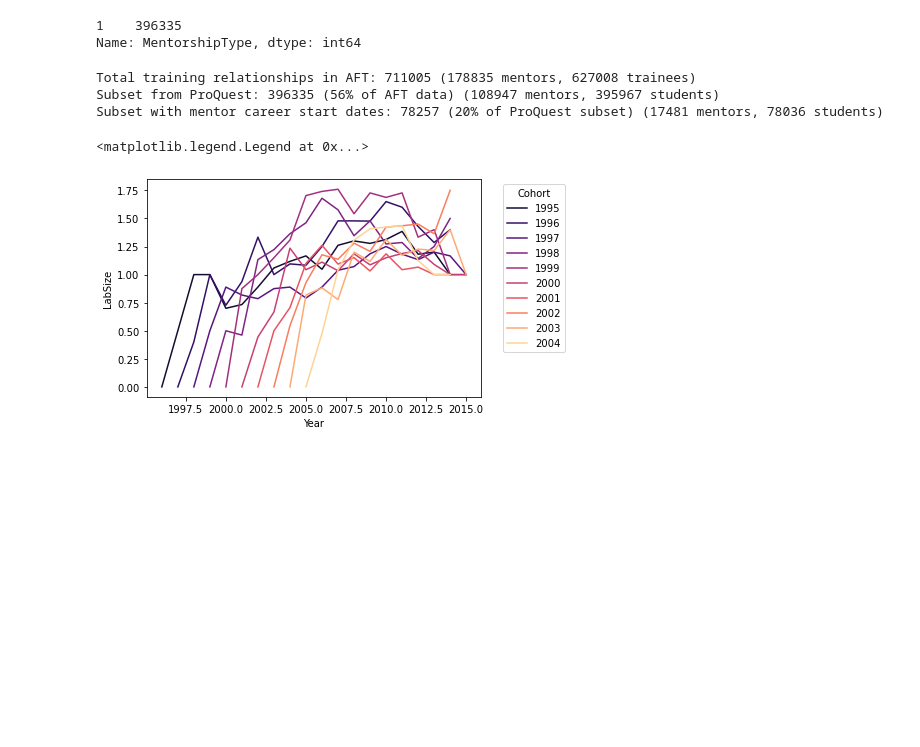
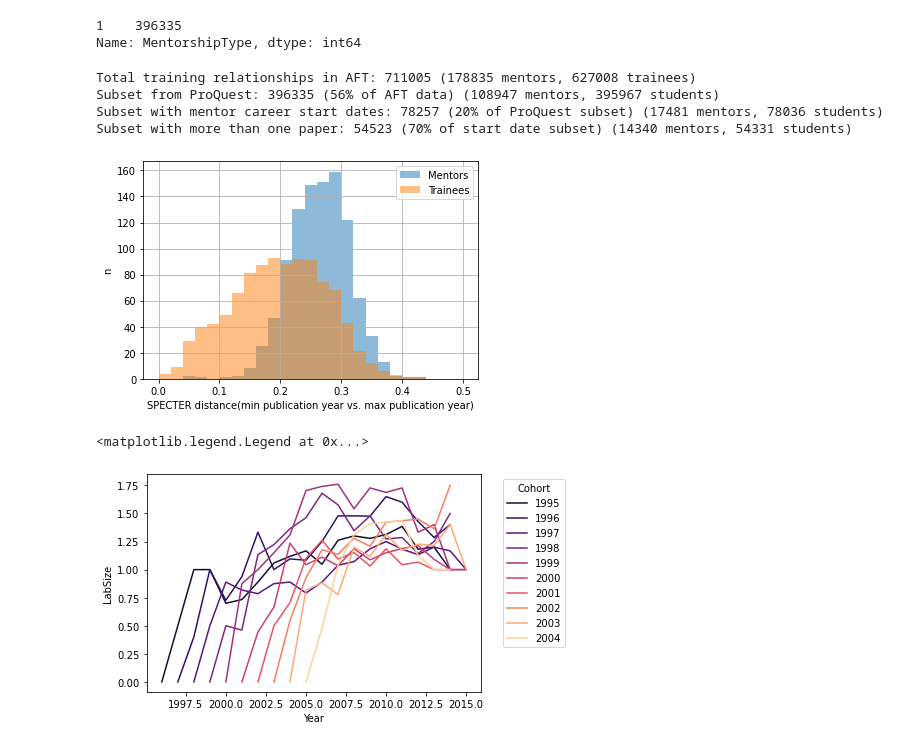
Before and after one commit to schwarza/s4_group_project, a Jupyter notebook: lps_scratch.ipynb, the cells around one changed output. Drawn from its saved outputs; the diff is of its cells as text; code cells hidden in the pictures; blank space fills up the shorter version.

Commit message:
lps_scratch: start analysis of specter distances

```diff
--- a/lps_scratch.ipynb
+++ b/lps_scratch.ipynb
@@ -47,20 +63,35 @@ m_pq['MentorshipType'].value_counts() #confirm that it's all grad students (code
 # %% [output]
 1    396335
 Name: MentorshipType, dtype: int64
+# %%
+#screen for people with > 1 paper in dataset
+paper_count = a.groupby('PID')['MAGPaperID'].count()
+has_papers = paper_count[(paper_count>1) == True].index.values
 # %%
-#check size of the dataset
+#check size of the dataset with various selection criteria
 
 r1 = m.shape[0]
 m1 = m['MentorID'].drop_duplicates().shape[0]
 t1 = m['MenteeID'].drop_duplicates().shape[0]
 
-r2 = m_pq.shape[0]
-m2 = m_pq['MentorID'].drop_duplicates().shape[0]
-t2 = m_pq['MenteeID'].drop_duplicates().shape[0]
+s = m.loc[(m['PQadded']==1)]
+r2 = s.shape[0]
+m2 = s['MentorID'].drop_duplicates().shape[0]
+t2 = s['MenteeID'].drop_duplicates().shape[0]
 
-r3 = (~m_pq['MentorStopYear'].isna()).sum()
-m3 = m_pq.dropna(subset=['MentorStopYear']).drop_duplicates(subset='MentorID').shape[0]
-t3 = m_pq.dropna(subset=['MentorStopYear']).drop_duplicates(subset='MenteeID').shape[0]
+s = m.loc[(m['PQadded']==1) &\
+          (~m['MentorStopYear'].isna())]
+r3 = s.shape[0]
+m3 = s['MentorID'].drop_duplicates().shape[0]
+t3 = s['MenteeID'].drop_duplicates().shape[0]
+
+s = m.loc[(m['PQadded']==1) &\
+          (~m['MentorStopYear'].isna())&\
+          (m['MenteeID'].isin(has_papers))&\
+          (m['MentorID'].isin(has_papers))]
+r4 = s.shape[0]
+m4 = s['MentorID'].drop_duplicates().shape[0]
+t4 = s['MenteeID'].drop_duplicates().shape[0]
 
 print("Total training relationships in AFT: {} ({} mentors, {} trainees)".\
       format(r1,m1,t1))
@@ -68,7 +99,22 @@ print("Subset from ProQuest: {} ({:.0f}% of AFT data) ({} mentors, {} students)"
       format(r2, (r2/r1)*100, m2, t2))
 print("Subset with mentor career start dates: {} ({:.0f}% of ProQuest subset) ({} mentors, {} students)".\
       format(r3, (r3/r2)*100, m3, t3))
+print("Subset with more than one paper: {} ({:.0f}% of start date subset) ({} mentors, {} students)".\
+      format(r4, (r4/r3)*100, m4, t4))
 # %% [output]
 Total training relationships in AFT: 711005 (178835 mentors, 627008 trainees)
 Subset from ProQuest: 396335 (56% of AFT data) (108947 mentors, 395967 students)
 Subset with mentor career start dates: 78257 (20% of ProQuest subset) (17481 mentors, 78036 students)
+Subset with more than one paper: 54523 (70% of start date subset) (14340 mentors, 54331 students)
+# %%
+#save list of pids to analyze
+
+m_subset = m.loc[(m['PQadded']==1) &               #ProQuest data
+                 (~m['MentorStopYear'].isna())&    #known mentor career start date
+                 (m['MenteeID'].isin(has_papers))& #student has > 1 paper in dataset
+                 (m['MentorID'].isin(has_papers))] #mentor has > 1 paper in dataset
+
+m_sample = m_subset.sample(n=1000, random_state=0) #take random sample of mentor-student pairs
+pids_sample = m_sample['MenteeID'].append(m_sample['MentorID']).drop_duplicates().rename('pid') #get unique pids
+
+#pids_sample.to_csv('pids_sample.csv')
@@ -74,0 +162,29 @@ Subset with mentor career start dates: 78257 (20% of ProQuest subset) (17481 men
+# %%
+#calculate SPECTER distance between publications in minimum and maximum year
+# d = []
+# for i,pid in enumerate(pids_sample):
+#     ps = author_pub_space(pid)
+#     ymin = int(ps['Year'].min())
+#     ymax = int(ps['Year'].max())
+#     dist = pub_space_distance(pid, pid, y1=[ymin,ymin+1], y2=[ymax,ymax+1])
+#     d.append((pid,dist))
+#     print(f'\r{pid} ({i+1}/{len(pids_sample)})',end='')
+# d = pd.DataFrame().from_records(d,columns=['PID','MinMaxYearSpecter'])
+# d.to_csv('specter_dists.csv', index=False)
+
+d = pd.read_csv('specter_dists.csv')
+
+#add the new data as a column in m_sample
+d.columns=['MentorID','MentorMinMaxYearSpecter']
+m_sample = pd.merge(m_sample, d, how='left')
+d.columns=['MenteeID','MenteeMinMaxYearSpecter']
+m_sample = pd.merge(m_sample, d, how='left')
+
+#plot the distribution
+m_sample['MentorMinMaxYearSpecter'].hist(alpha=0.5, label='Mentors', range=[0,0.5], bins=25)
+m_sample['MenteeMinMaxYearSpecter'].hist(alpha=0.5, label='Trainees', range=[0,0.5], bins=25)
+plt.xlabel('SPECTER distance(min publication year vs. max publication year)')
+plt.ylabel('n')
+plt.legend();
+# %% [output]
+[figure, added]
```
Also changed, not shown: parts of 8 cells of this notebook.
